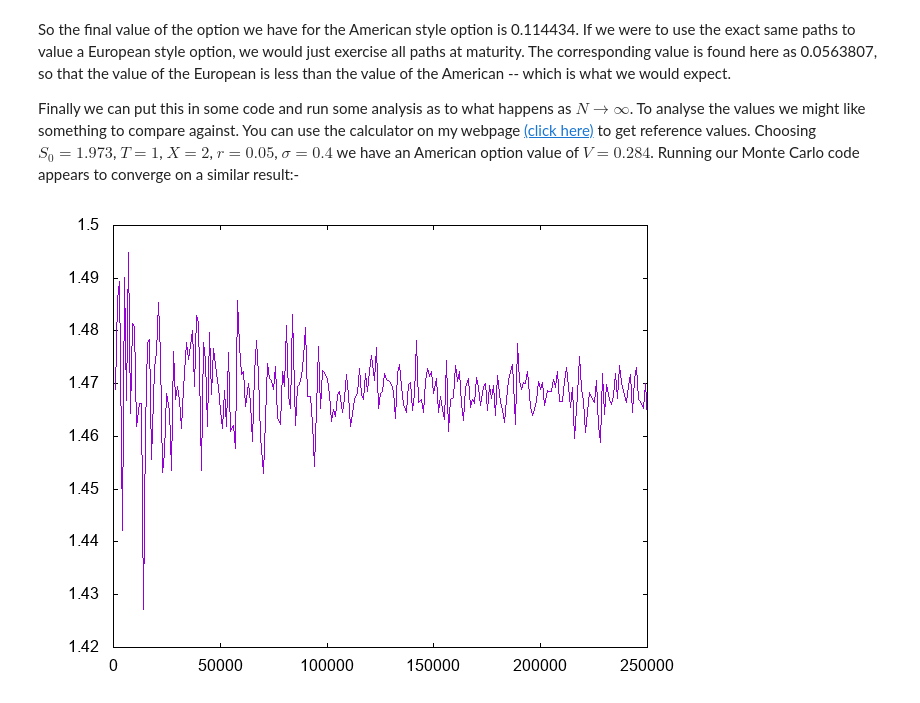
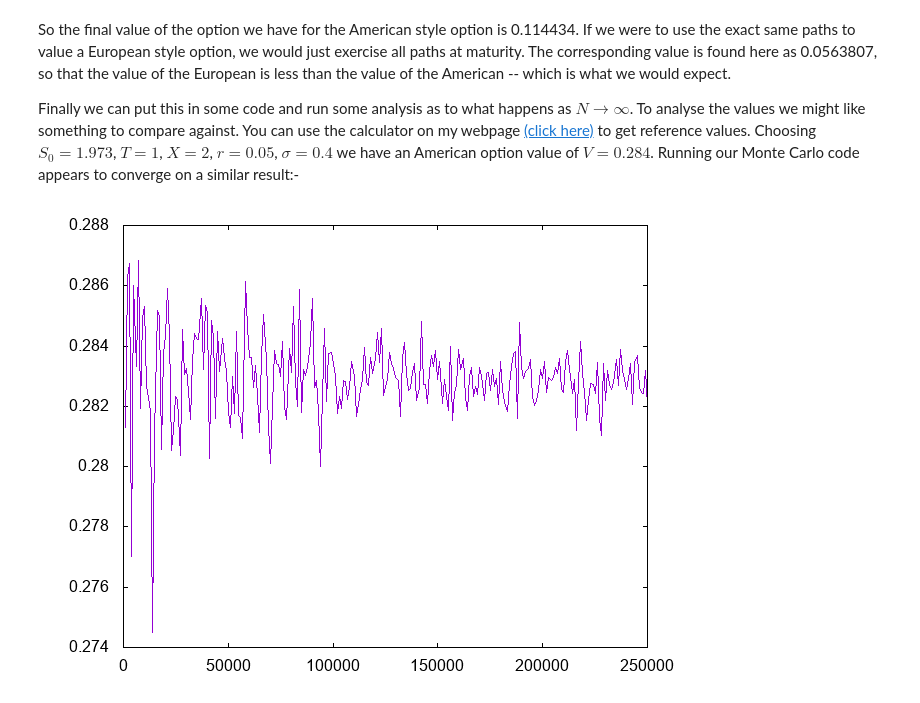
Before and after one commit to pjohno/MATH60082, a Jupyter notebook: notebooks/Least Squares Monte Carlo.ipynb, the cells around one changed output. Saved outputs shown, nothing was run; the diff lists cells and outputs as text; code cells hidden in the pictures.

```diff
--- a/notebooks/Least Squares Monte Carlo.ipynb
+++ b/notebooks/Least Squares Monte Carlo.ipynb
@@ -107,11 +60,11 @@ paths = MATH60082::generateLongstaffPaths(timeSteps,dt,n);
     {
         t[i] = i*dt;
     }
-    // put the plot in figure1
-    MATH60082::figure = MATH60082::G.plotData(t,paths,0);
+    // put the plot in figure
+    figure = G.plotData(t,paths,0);
 }
 // show figure
-MATH60082::figure
+figure
 # %% [output]
 [figure]
 # %% [markdown]
@@ -193,14 +149,15 @@ std::cout << V << "\n";
 # %% [markdown]
 To give you an idea of what this looks like, plot this regression function out against plotted data points.
 # %%
-std::cout << "# fitted estimation \n  x_i \t   y_i  \t V(x_i) \n";
+std::cout << "# fitted estimation \n";
 {
     std::vector<std::vector<double>> x(3),y(3);
-
+    tableRow("x_i","y_i","V(x_i)");
+    emptyTableRow(3);
     for(auto di : data)
     {
         x[0].push_back(di.x);y[0].push_back(di.y);
-        std::cout << di.x << "\t " << di.y << "\t " << V(di.x) << "\n";
+        tableRow(di.x,di.y,V(di.x));
     }
     int steps=100;
     double xMin=data.begin()->x;
@@ -212,8 +169,8 @@ std::cout << "# fitted estimation \n  x_i \t   y_i  \t V(x_i) \n";
         x[1].push_back(xVal);y[1].push_back(V(xVal));
         x[2].push_back(xVal);y[2].push_back(strikePrice - xVal);
     }
-    MATH60082::figure = MATH60082::G.plotData(x,y,0);
+    figure = G.plotData(x,y,0);
 }
-MATH60082::figure
+figure
 # %% [output]
 # fitted estimation
@@ -276,14 +237,14 @@ interestRate=0.06;
 strikePrice=1.1;
 S0=1.;
 // number of paths n
-paths=MATH60082::generateLongstaffPaths(timeSteps,dt,n);
+paths=generateLongstaffPaths(timeSteps,dt,n);
 exercisePeriod = std::vector<int>(n,timeSteps);
 
     // assume that time period is t=2
     for(int k=timeSteps-1;k>=1;k--)
     {
         // create an empty set of data points
-        std::vector<MATH60082::DataPoint> data;
+        std::vector<DataPoint> data;
         data.reserve(paths.size());
         // go through each path, check if it is in the money
         // if it is add it as a datapoint with appropriate payoff
@@ -298,7 +259,7 @@ exercisePeriod = std::vector<int>(n,timeSteps);
         }
 
         // get the continuation function
-        MATH60082::LeastSquaresFit V;
+        LeastSquaresFit V;
         V.generateFit(M_degree,data);
         // then select those paths and check against continuation function
         for(int i=0;i<int(paths.size());i++)
@@ -366,26 +327,26 @@ Finally we can put this in some code and run some analysis as to what happens as
 # %%
 {
     // number of exercise dates
     int timeSteps=10;
     // some parameters in the problem
-    double maturity=1.,interestRate=0.05,strikePrice=10.,S0=9.735,sigma=0.4;
+    double S0=1.973,maturity=1.,strikePrice=2.,interestRate=0.05,sigma=0.4;
 
     // number of paths n
     int n=1000;
     // degree of fitting polynomial
     int M_degree=4;
 
     int simulations=250;
     std::vector<double> steps(simulations),values(simulations);
 
     for(int i=0;i<simulations;i++)
     {
         int N=(i+1)*n;
         steps[i] = N;
-        values[i] = MATH60082::monteCarloLeastSquares(S0,maturity,strikePrice,interestRate,sigma,timeSteps,M_degree,N);
+        values[i] = monteCarloLeastSquares(S0,maturity,strikePrice,interestRate,sigma,timeSteps,M_degree,N);
     }
-    MATH60082::figure = MATH60082::G.plotData(steps,values,0);
+    figure = G.plotData(steps,values,0);
 }
-MATH60082::figure
+figure
 # %% [output]
-[figure, old version]
+[figure, new version]
```
Also changed, not shown: parts of 12 cells of this notebook, 5 other files.
